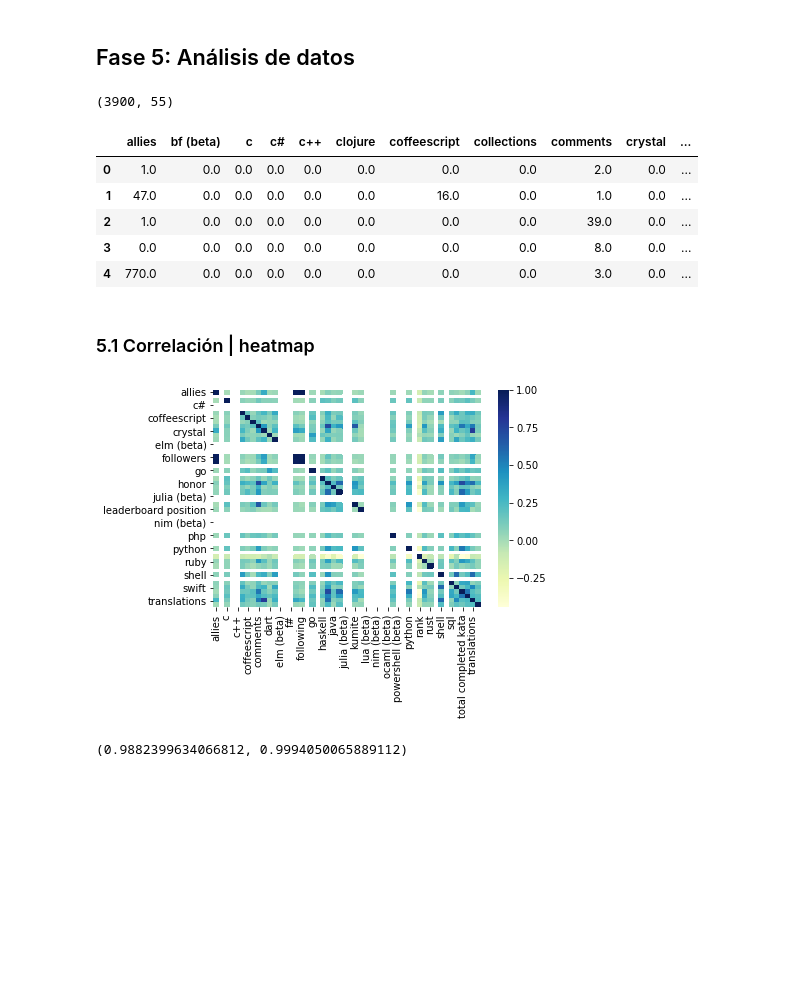
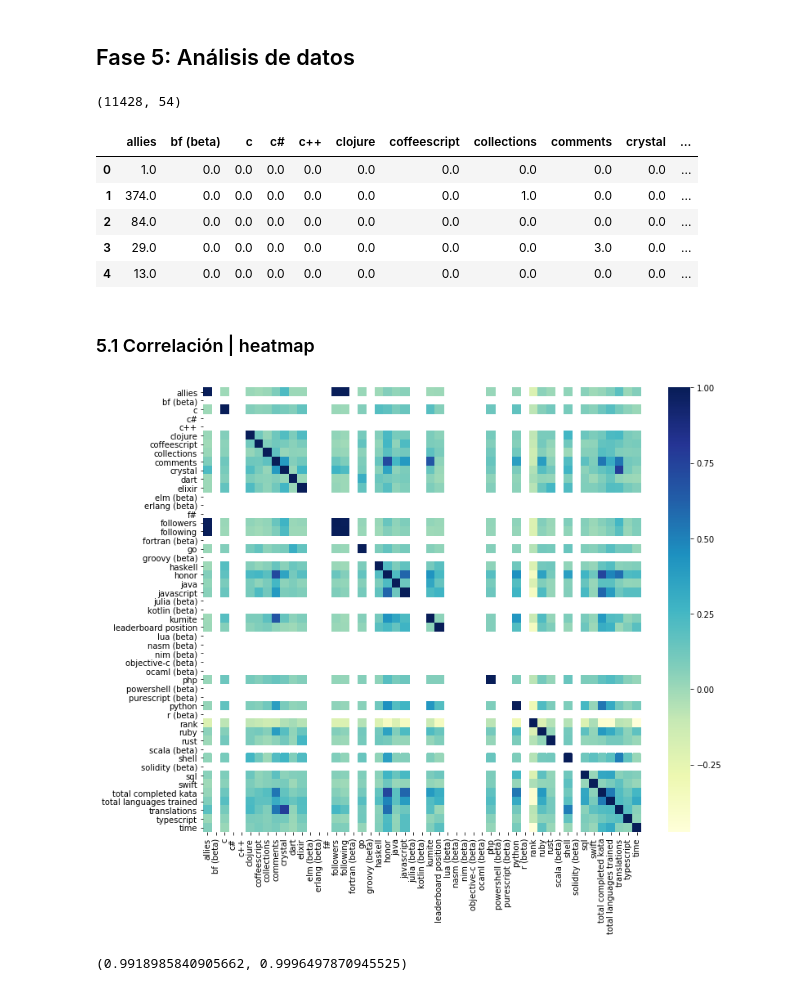
Before and after one commit to albertogcmr/final-project-codewars-ih, a Jupyter notebook: source/Fase-5.ipynb, the cells around one changed output. Saved outputs shown, nothing was run; the diff lists cells and outputs as text; code cells hidden in the pictures; blank space fills up the shorter version.

```diff
--- a/source/Fase-5.ipynb
+++ b/source/Fase-5.ipynb
@@ -23,33 +23,35 @@ pd.options.display.max_columns = None
 # %%
 # Cargamos el dataframe
 
-df = pd.read_csv('../output/dataframe-limpio3939x55.csv', index_col=0)
+df = pd.read_csv('../output/df-limpio-iter3.csv', index_col=0)
 df.shape
 # %% [output]
-(3900, 55)
+(11428, 54)
 # %%
 df.head()
 # %% [output]
 |  | allies | bf (beta) | c | c# | c++ | clojure | coffeescript | collections | comments | crystal | ... |
-| 0 | 1.0 | 0.0 | 0.0 | 0.0 | 0.0 | 0.0 | 0.0 | 0.0 | 2.0 | 0.0 | ... |
-| 1 | 47.0 | 0.0 | 0.0 | 0.0 | 0.0 | 0.0 | 16.0 | 0.0 | 1.0 | 0.0 | ... |
-| 2 | 1.0 | 0.0 | 0.0 | 0.0 | 0.0 | 0.0 | 0.0 | 0.0 | 39.0 | 0.0 | ... |
-| 3 | 0.0 | 0.0 | 0.0 | 0.0 | 0.0 | 0.0 | 0.0 | 0.0 | 8.0 | 0.0 | ... |
-| 4 | 770.0 | 0.0 | 0.0 | 0.0 | 0.0 | 0.0 | 0.0 | 0.0 | 3.0 | 0.0 | ... |
+| 0 | 1.0 | 0.0 | 0.0 | 0.0 | 0.0 | 0.0 | 0.0 | 0.0 | 0.0 | 0.0 | ... |
+| 1 | 374.0 | 0.0 | 0.0 | 0.0 | 0.0 | 0.0 | 0.0 | 1.0 | 0.0 | 0.0 | ... |
+| 2 | 84.0 | 0.0 | 0.0 | 0.0 | 0.0 | 0.0 | 0.0 | 0.0 | 0.0 | 0.0 | ... |
+| 3 | 29.0 | 0.0 | 0.0 | 0.0 | 0.0 | 0.0 | 0.0 | 0.0 | 3.0 | 0.0 | ... |
+| 4 | 13.0 | 0.0 | 0.0 | 0.0 | 0.0 | 0.0 | 0.0 | 0.0 | 0.0 | 0.0 | ... |
 # %% [markdown]
 ### 5.1 Correlación | heatmap
 # %%
 correlation = df.corr(method='pearson')
+
+fig, ax = plt.subplots(figsize=(12,10))
 ax = sns.heatmap(correlation, cmap="YlGnBu")
 # %% [output]
-[figure, old version]
+[figure, new version]
 # %%
 # Se puede apreciar la alta correlación entre las features sociales:
 # followers, following, allies
 
 correlation.loc['followers', 'allies'], correlation.loc['following', 'allies']
 # %% [output]
-(0.9882399634066812, 0.9994050065889112)
+(0.9918985840905662, 0.9996497870945525)
 # %%
 # Podemos eliminar dos de las tres por la alta correlación.
 df.drop(columns=['followers', 'following'], inplace=True)
```
Also changed, not shown: parts of 12 cells of this notebook, 13 other files.
